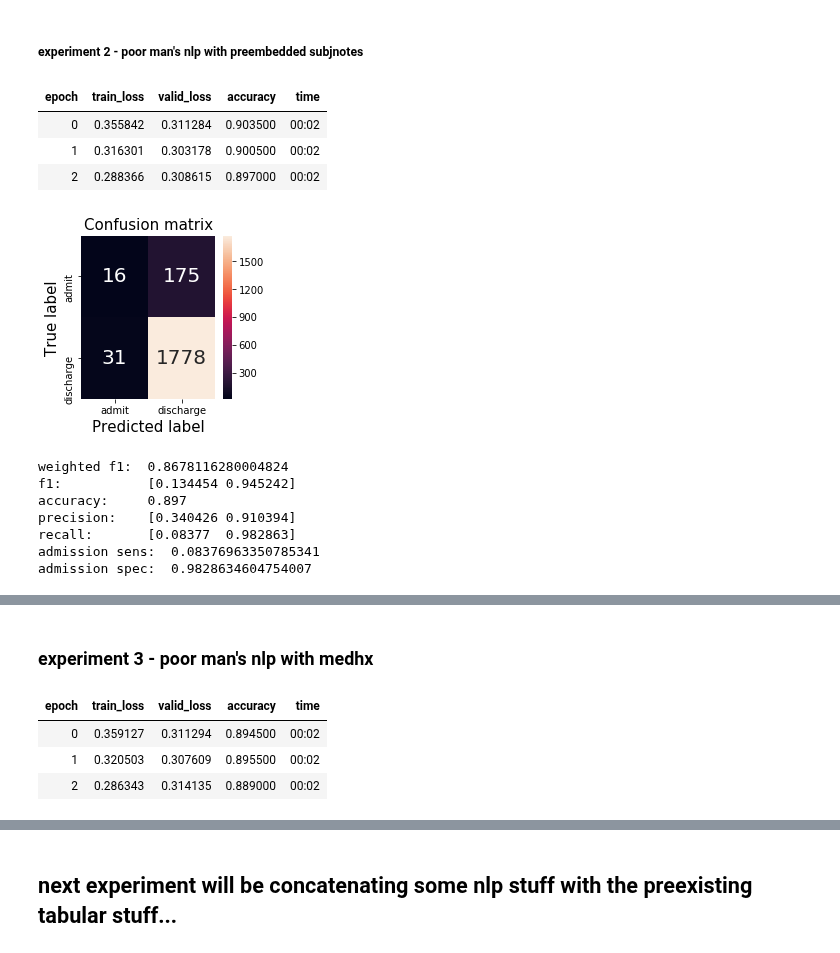
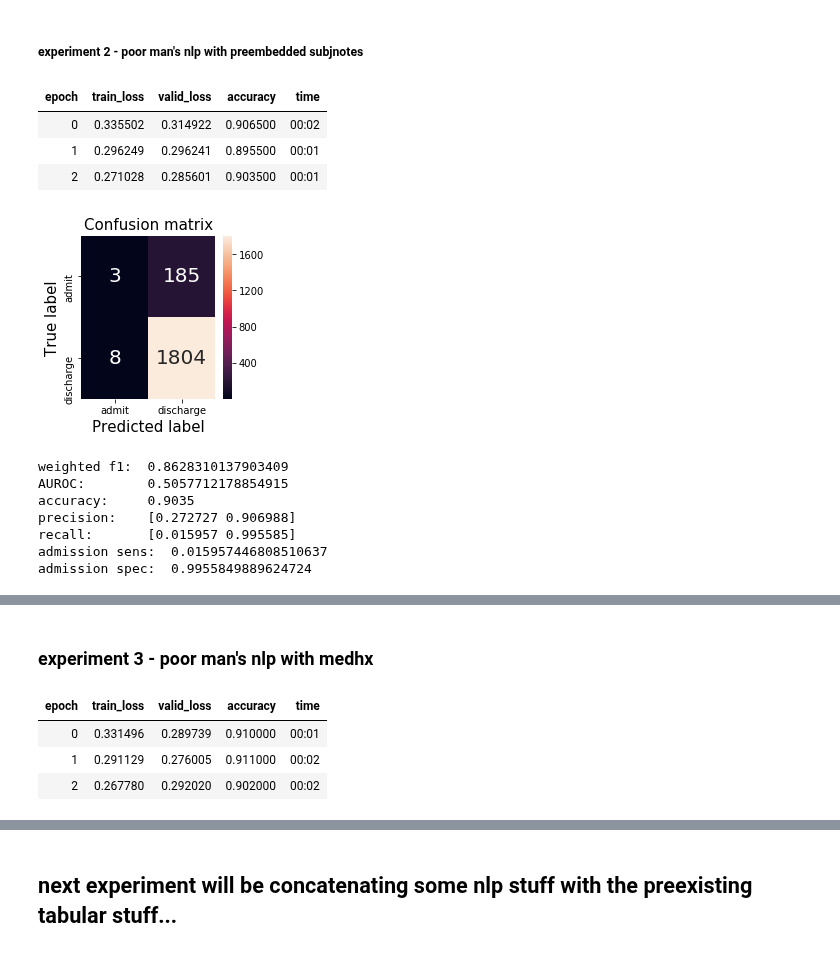
Before and after one commit to Jaskolk/ed-triage, a Jupyter notebook: ED_triage_tabular_v3.ipynb, the cells around one changed output, grey strips where cells are left out. Drawn from its saved outputs; the diff is of its cells as text; code cells hidden in the pictures.

Commit message:
modified fastai tabular

```diff
--- a/ED_triage_tabular_v3.ipynb
+++ b/ED_triage_tabular_v3.ipynb
@@ -81,35 +85,38 @@ def show_confusion_matrix(targets, predictions, labels):
     plt.xlabel('Predicted label', fontsize=15)
     plt.show()
 # %%
-def get_metrics(targets, predictions, print_results = True ):
-    f1_w = sklearn.metrics.f1_score(targets, predictions, average='weighted')
-    f1 = sklearn.metrics.f1_score(targets, predictions, average=None)
-    acc = sklearn.metrics.accuracy_score(targets, predictions)
-    prec = sklearn.metrics.precision_score(targets,predictions, average = None)
-    rec = sklearn.metrics.recall_score(targets,predictions, average = None)
-    if print_results:
+def get_metrics(y_test, preds, print_output = True):
+    f1_w = sklearn.metrics.f1_score(y_test, preds, average='weighted')
+    f1 = sklearn.metrics.f1_score(y_test, preds, average=None)
+    acc = sklearn.metrics.accuracy_score(y_test, preds)
+    prec = sklearn.metrics.precision_score(y_test,preds, average=None)
+    rec = sklearn.metrics.recall_score(y_test,preds, average=None)
+    auroc = sklearn.metrics.roc_auc_score(y_test,preds, average=None)
+
+    if print_output:
         print ('weighted f1: ', f1_w)
-        print ('f1:          ', f1)
+        print ('AUROC:       ',auroc)
         print ('accuracy:    ', acc)
         print ('precision:   ', prec)
         print ('recall:      ', rec)
         print ('admission sens: ', rec[0])
         print ('admission spec: ', rec[1])
-    return f1_w, f1, acc, prec, rec
+
+    return f1_w, f1, acc, prec, rec, auroc
 # %%
-def thresholding_analysis(targets, predictions, admission_thresholds = [0.1,0.2,0.3,0.4,0.5,0.6,0.7,0.8,0.9]):
+def thresholding_analysis(preds, targets, admission_thresholds = [0.01, 0.05, 0.1,0.2,0.3,0.4,0.5,0.6,0.7,0.8,0.9]):
 
     i = 0
     for thresh in admission_thresholds:
         thresholded_predictions = [0 if prob[0] >= thresh else 1 for prob in preds]
 
-        f1_w, f1, acc, prec, rec,= get_metrics(targets,thresholded_predictions, print_results = False)
+        f1_w, f1, acc, prec, rec, auroc = get_metrics(targets,thresholded_predictions, print_output = False)
 
         if i == 0:
             output_df = pd.DataFrame([thresh, f1_w, f1, acc, prec, rec, rec[0], rec[1]]).T
-            output_df.columns = ['admission_threshold', 'weighted f1', 'f1', 'accuracy', 'precision', 'recall', 'admission sensitivity', 'admission specificity']
+            output_df.columns = ['admission_threshold', 'AUROC', 'f1', 'accuracy', 'precision', 'recall', 'admission sensitivity', 'admission specificity']
         else:
-            output_df.loc[len(output_df)] = [thresh, f1_w, f1, acc, prec, rec, rec[0], rec[1]]
+            output_df.loc[len(output_df)] = [thresh, auroc, f1, acc, prec, rec, rec[0], rec[1]]
         i+=1
 
     return output_df
@@ -205,8 +212,6 @@ data = (TabularList.from_df(clin, path=path, cat_names=(cat_names +  other_date_
                            .databunch())
 
 data.save(data_path + '/tabulardb')
-# %%
-data = load_data(data_path, 'tabulardb')
 # %% [markdown]
 ### what follows will be a series of experiments looking at different parameters on the whole dataset for discharge vs admission
 # %% [markdown]
@@ -282,25 +289,25 @@ learn = tabular_learner(data, layers, metrics=[accuracy])
 learn.fit_one_cycle(epochs, lr)
 # %% [output]
 | epoch | train_loss | valid_loss | accuracy | time |
-| 0 | 0.355842 | 0.311284 | 0.903500 | 00:02 |
-| 1 | 0.316301 | 0.303178 | 0.900500 | 00:02 |
-| 2 | 0.288366 | 0.308615 | 0.897000 | 00:02 |
+| 0 | 0.335502 | 0.314922 | 0.906500 | 00:02 |
+| 1 | 0.296249 | 0.296241 | 0.895500 | 00:01 |
+| 2 | 0.271028 | 0.285601 | 0.903500 | 00:01 |
 # %%
 preds, targets = learn.get_preds(DatasetType.Valid)
 predictions = np.argmax(preds, axis = 1)
 
 show_confusion_matrix(targets,predictions, labels = data.classes)
 
-f1_w, f1, acc, prec, rec = get_metrics(targets,predictions)
+f1_w, f1, acc, prec, rec , AUROC = get_metrics(targets,predictions)
 
-output_df = thresholding_analysis(targets, preds)
+output_df = thresholding_analysis(preds.numpy(), targets.numpy())
 output_df
 # %% [output]
-[figure, old version]
+[figure, new version]
-weighted f1:  0.8678116280004824
-f1:           [0.134454 0.945242]
-accuracy:     0.897
-precision:    [0.340426 0.910394]
-recall:       [0.08377  0.982863]
-admission sens:  0.08376963350785341
-admission spec:  0.9828634604754007
+weighted f1:  0.8628310137903409
+AUROC:        0.5057712178854915
+accuracy:     0.9035
+precision:    [0.272727 0.906988]
+recall:       [0.015957 0.995585]
+admission sens:  0.015957446808510637
+admission spec:  0.9955849889624724
@@ -335,9 +344,9 @@ learn = tabular_learner(data, layers, metrics=[accuracy])
 learn.fit_one_cycle(epochs, lr)
 # %% [output]
 | epoch | train_loss | valid_loss | accuracy | time |
-| 0 | 0.359127 | 0.311294 | 0.894500 | 00:02 |
-| 1 | 0.320503 | 0.307609 | 0.895500 | 00:02 |
-| 2 | 0.286343 | 0.314135 | 0.889000 | 00:02 |
+| 0 | 0.331496 | 0.289739 | 0.910000 | 00:01 |
+| 1 | 0.291129 | 0.276005 | 0.911000 | 00:02 |
+| 2 | 0.267780 | 0.292020 | 0.902000 | 00:02 |
 # %%
 preds, targets = learn.get_preds(DatasetType.Valid)
 predictions = np.argmax(preds, axis = 1)
```
Also changed, not shown: parts of 21 cells of this notebook.
